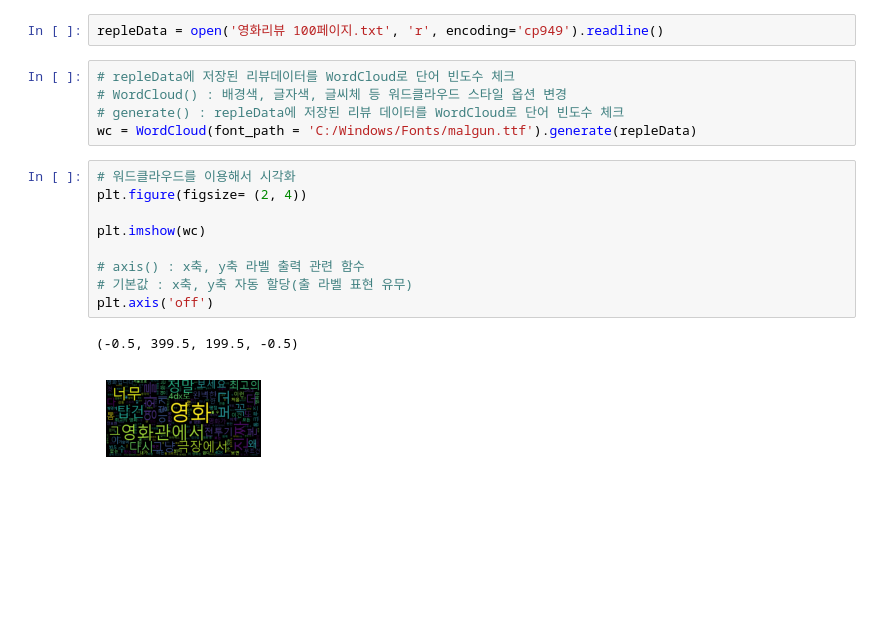
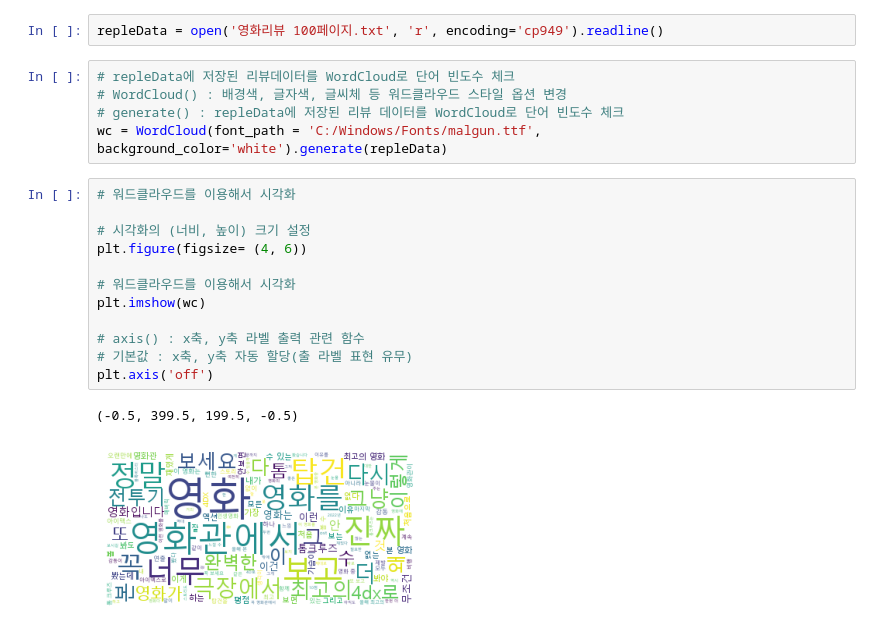
Before and after one commit to min-hyock/Crawling, a Jupyter notebook: 3. 네이버 영화 리뷰 수집.ipynb, the cells around one changed output. Cells and saved outputs as stored; diff of their text form; blank space fills up the shorter version.

```diff
--- a/3. 네이버 영화 리뷰 수집.ipynb
+++ b/3. 네이버 영화 리뷰 수집.ipynb
@@ -283,16 +284,19 @@ repleData = open('영화리뷰 100페이지.txt', 'r', encoding='cp949').readlin
 # repleData에 저장된 리뷰데이터를 WordCloud로 단어 빈도수 체크
 # WordCloud() : 배경색, 글자색, 글씨체 등 워드클라우드 스타일 옵션 변경
 # generate() : repleData에 저장된 리뷰 데이터를 WordCloud로 단어 빈도수 체크
-wc = WordCloud(font_path = 'C:/Windows/Fonts/malgun.ttf').generate(repleData)
+wc = WordCloud(font_path = 'C:/Windows/Fonts/malgun.ttf', background_color='white').generate(repleData)
 # %%
 # 워드클라우드를 이용해서 시각화
-plt.figure(figsize= (2, 4))
 
+# 시각화의 (너비, 높이) 크기 설정
+plt.figure(figsize= (4, 6))
+
+# 워드클라우드를 이용해서 시각화
 plt.imshow(wc)
 
 # axis() : x축, y축 라벨 출력 관련 함수
 # 기본값 : x축, y축 자동 할당(출 라벨 표현 유무)
 plt.axis('off')
 # %% [output]
 (-0.5, 399.5, 199.5, -0.5)
-[figure, old version]
+[figure, new version]
```
Also changed, not shown: parts of 3 cells of this notebook, 3 other files.
